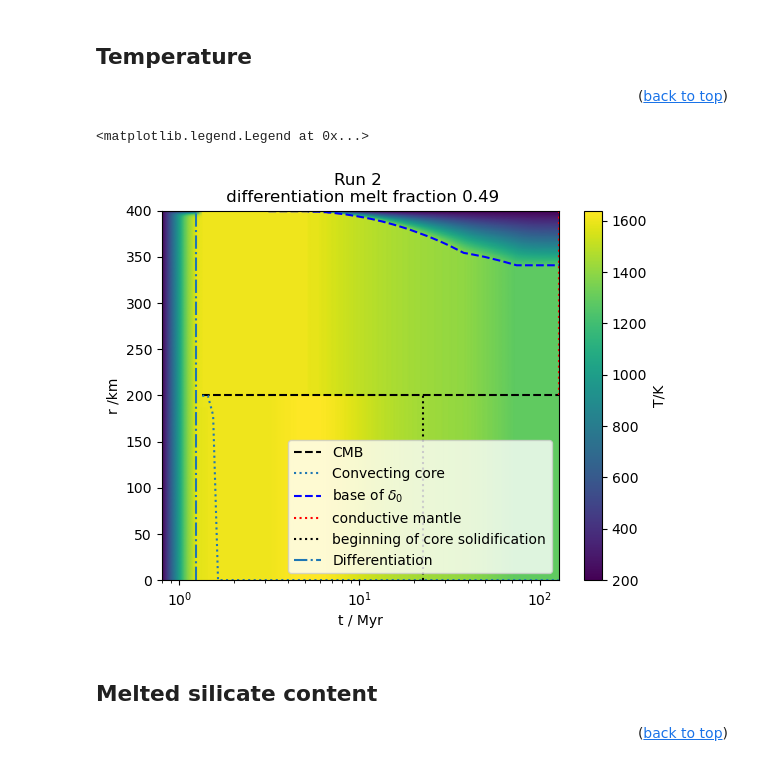
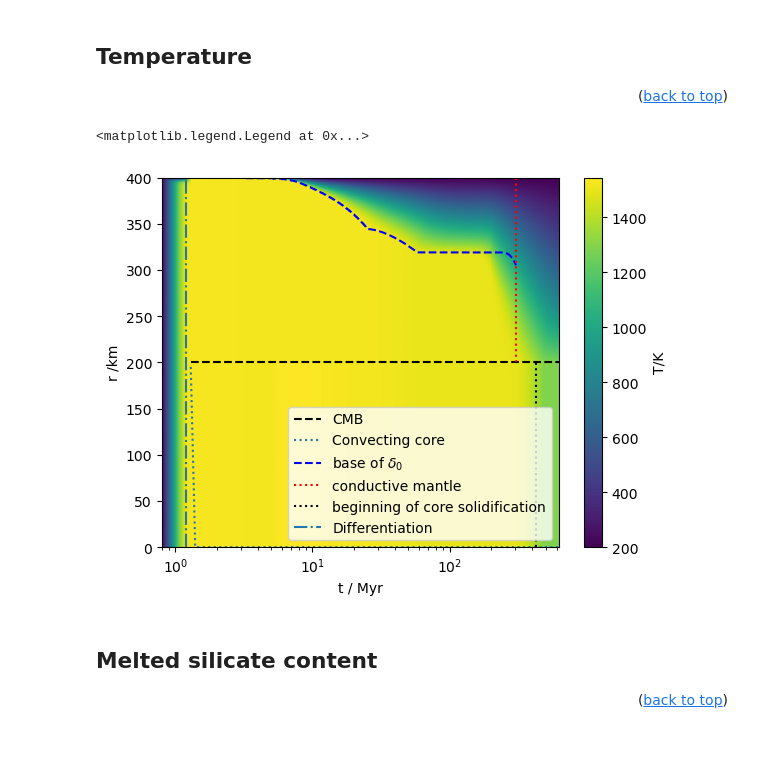
Before and after one commit to Hannah-RS/planetesimal-magnetic-history, a Jupyter notebook: Plotting_scripts/plot_combined.ipynb, the cells around one changed output. Drawn from its saved outputs; the diff is of its cells as text; code cells hidden in the pictures.

Commit message:
Minor plot changes

```diff
--- a/Plotting_scripts/plot_combined.ipynb
+++ b/Plotting_scripts/plot_combined.ipynb
@@ -33,10 +33,10 @@ from plotting_constants import Myr, Tml, Tms
 # %% [markdown]
 Choose run and whether you want to save figure
 # %%
-run=2
-save = False # do you want to save your figures?
+run=42
+save = True# do you want to save your figures?
 conduction = False #does the mantle switch to conduction
-path = '../Results_combined/' #path to files
+path = '../Results_combined/Singlevar1/params_8/' #path to files
 # %% [markdown]
 Load npz files for differentiation
 # %%
@@ -93,7 +93,7 @@ Run Info
 #dr=500
 #tstart=0.8
 # %%
-r, dr, tstart, dt, viscosity = load_run_info(run,f'{path}run_info.csv')
+r, dr, tstart, dt, viscosity = load_run_info(run,f'{path}auto_params.csv')
 # %% [markdown]
 Calculate silicate melt content for thermal evolution
 # %%
@@ -169,29 +166,29 @@ lconv_t = results.at[0,'lconv_t']
 # %%
 plt.figure()
 #plt.pcolormesh(t_plot_all,rplot,Tall-Tall[300,:],shading = 'gouraud',vmin=0) # use same vmin and vmax as other plots to make them comparable
 plt.pcolormesh(t_plot_all,rplot,Tall,shading = 'gouraud')
 plt.hlines(rc/1e3,min(t/Myr),max(tall/Myr),linestyle='--',color='black',label='CMB')
 #plt.fill_betweenx([0,rc/5e3],t[np.where(Fcmb>Fad)[0]][0]/Myr,t[np.where(Fcmb>Fad)[0]][-1]/Myr,alpha=0,hatch='/',label='$F_{CMB}>F_{ad}$')
 plt.plot(t/Myr,r_unstable,linestyle='dotted',label='Convecting core')
 plt.plot(t[t/Myr<=fcond_t]/Myr,(r-d0[t/Myr<=fcond_t])/1e3,linestyle='dashed',label='base of $\delta_0$',color='blue')
 if np.any(t/Myr<fcond_t):
     plt.vlines(t[t/Myr<=fcond_t][-1]/Myr,r/1e3,rc/1e3,linestyle='dotted',label='conductive mantle',color='red')
 plt.vlines(t[f<0.999000][0]/Myr,0/1e3,rc/1e3,linestyle='dotted',label='beginning of core solidification',color='black')
 plt.ylabel('r /km')
 plt.xlabel('t / Myr')
 plt.ylim([0,r/1e3])
 #plt.xlim([0.8,1.1])
 #plt.ylim([290,r/1e3])
 plt.vlines(tdiff[-1]/Myr,0,r/1e3,linestyle='-.',label='Differentiation')
 plt.colorbar(label='T/K')
-plt.title(f'Run {run} \n differentiation melt fraction {(diff_T-1400)/400:.2f}')
+#plt.title(f'Run {run} \n differentiation melt fraction {(diff_T-1400)/400:.2f}')
 plt.xscale('log')
 plt.legend(loc='lower right')
 #if save == True:
 #plt.savefig(f'../Plots/Xs_r_tests/Tall_run{run}.png')
 # %% [output]
 <matplotlib.legend.Legend at 0x...>
-[figure, old version]
+[figure, new version]
 # %% [markdown]
 ## Melted silicate content <a class="anchor" id="silicate"></a>
 <p align="right">(<a href="#top">back to top</a>)</p>
```
Also changed, not shown: parts of 2 cells of this notebook, 1 other file.
